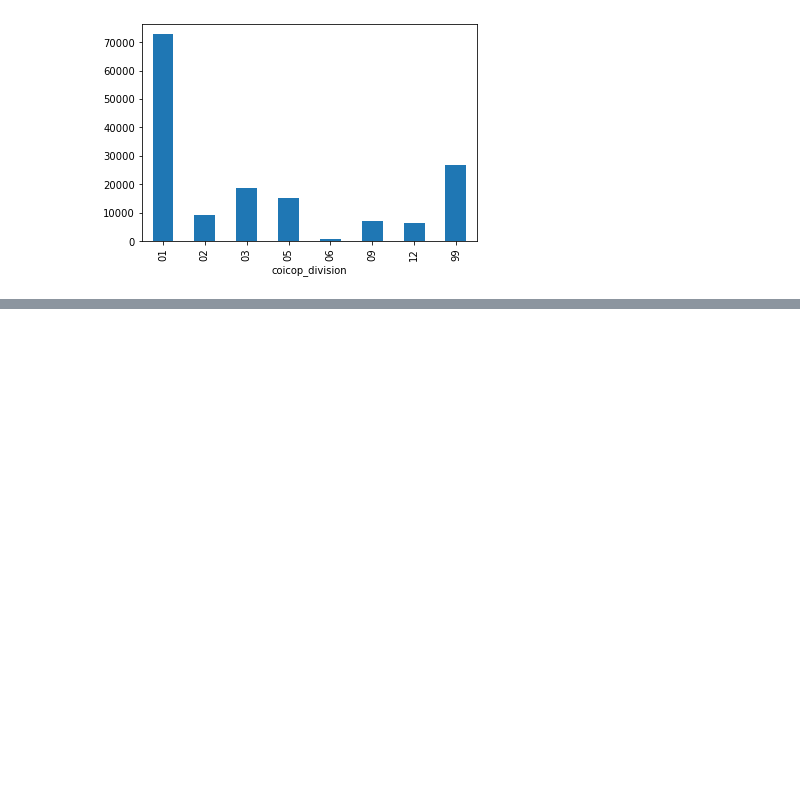
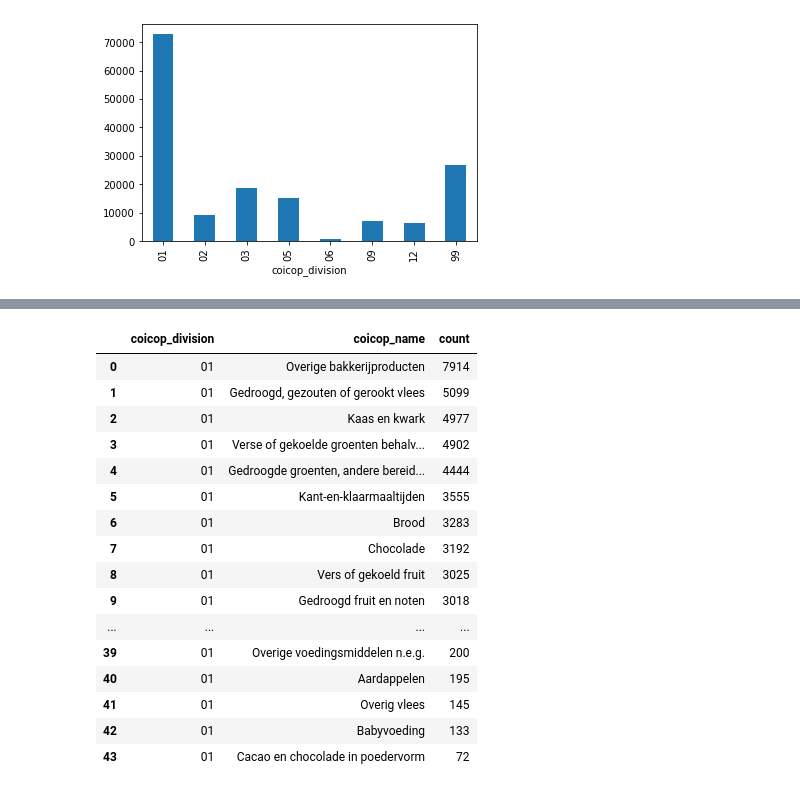
Before and after one commit to ssi-wp3/ssi-wp3, a Jupyter notebook: Notebooks/01-Data-Exploration.ipynb, the cells around one changed output, grey strips where cells are left out. Saved outputs shown, nothing was run; the diff lists cells and outputs as text; code cells hidden in the pictures; blank space fills up the shorter version.

Commit message:
Added analysis of all COICOP divisions and their product descriptions

```diff
--- a/Notebooks/01-Data-Exploration.ipynb
+++ b/Notebooks/01-Data-Exploration.ipynb
@@ -204,0 +217,3 @@ lidl_df.coicop_division.value_counts().sort_index().plot(kind="bar")
+# %%
+coicop_division_descriptions = lidl_df.groupby(by="coicop_division")["coicop_name"].value_counts().reset_index()
+coicop_division_descriptions
@@ -204,0 +234,20 @@ lidl_df.coicop_division.value_counts().sort_index().plot(kind="bar")
+# %%
+coicop_division_descriptions[coicop_division_descriptions.coicop_division == "01"]
+# %% [output]
+|  | coicop_division | coicop_name | count |
+| 0 | 01 | Overige bakkerijproducten | 7914 |
+| 1 | 01 | Gedroogd, gezouten of gerookt vlees | 5099 |
+| 2 | 01 | Kaas en kwark | 4977 |
+| 3 | 01 | Verse of gekoelde groenten behalv... | 4902 |
+| 4 | 01 | Gedroogde groenten, andere bereid... | 4444 |
+| 5 | 01 | Kant-en-klaarmaaltijden | 3555 |
+| 6 | 01 | Brood | 3283 |
+| 7 | 01 | Chocolade | 3192 |
+| 8 | 01 | Vers of gekoeld fruit | 3025 |
+| 9 | 01 | Gedroogd fruit en noten | 3018 |
+| ... | ... | ... | ... |
+| 39 | 01 | Overige voedingsmiddelen n.e.g. | 200 |
+| 40 | 01 | Aardappelen | 195 |
+| 41 | 01 | Overig vlees | 145 |
+| 42 | 01 | Babyvoeding | 133 |
+| 43 | 01 | Cacao en chocolade in poedervorm | 72 |
```
Also changed, not shown: parts of 16 cells of this notebook.
